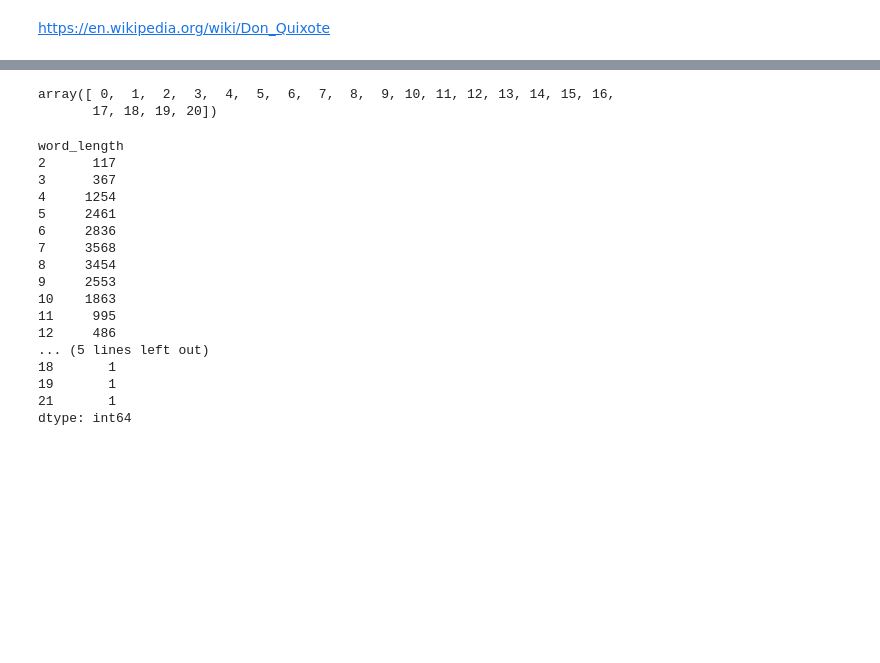
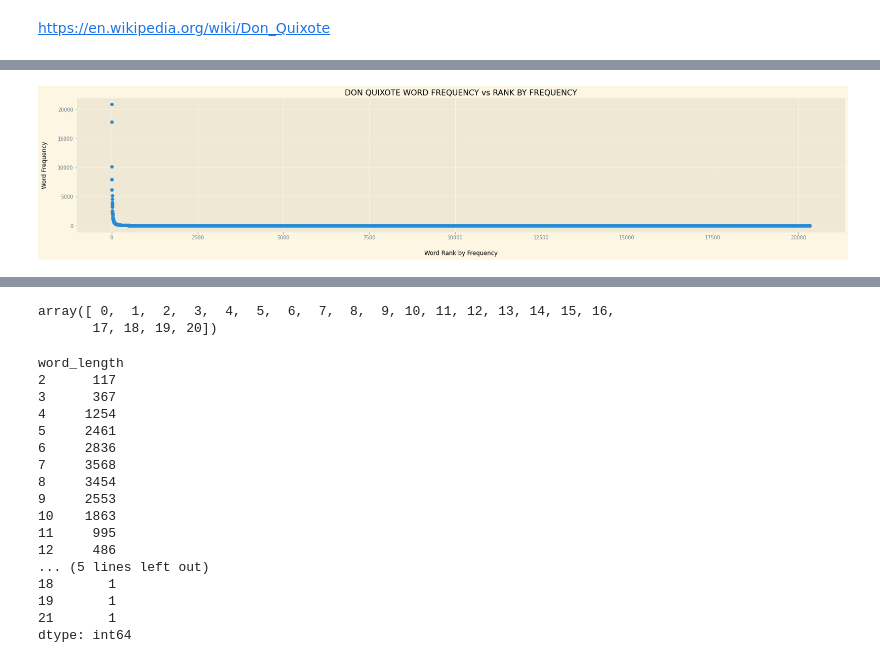
Before and after one commit to blancaorlandis/don_quixote, a Jupyter notebook: notebook/DonQuixote_Overview.ipynb, the cells around one changed output, grey strips where cells are left out. Cells and saved outputs as stored; diff of their text form; code cells hidden in the pictures; blank space fills up the shorter version.

```diff
--- a/notebook/DonQuixote_Overview.ipynb
+++ b/notebook/DonQuixote_Overview.ipynb
@@ -320,0 +78,9 @@ with plt.style.context('Solarize_Light2'):
+# %%
+# Table with total word count and word length
+dataframe_words_metrics = dataframe_quixote_bag_of_words.sum(axis=0).reset_index(False).sort_values(0, ascending=False).reset_index(drop=True)
+dataframe_words_metrics.columns = ['word', 'word_freq']
+dataframe_words_metrics['word_length'] = dataframe_words_metrics["word"].str.len()
+
+
+print(dataframe_words_metrics.shape)
+dataframe_words_metrics[0:2]
@@ -320,0 +135,10 @@ with plt.style.context('Solarize_Light2'):
+# %%
+# Lets plot the total frequency of each word
+with plt.style.context('Solarize_Light2'):
+    plt.figure(figsize=(28,5))
+    plt.title("DON QUIXOTE WORD FREQUENCY vs RANK BY FREQUENCY (Rank-Frequency plot)")
+    plt.xlabel("Word Rank by Frequency", labelpad=20, color='black')
+    plt.ylabel("Word Frequency", labelpad=20, color='black')
+    plt.plot(dataframe_words_metrics.index+1, dataframe_words_metrics.word_freq, 'o')
+# %% [output]
+[figure, added]
```
Also changed, not shown: parts of 49 cells of this notebook.
